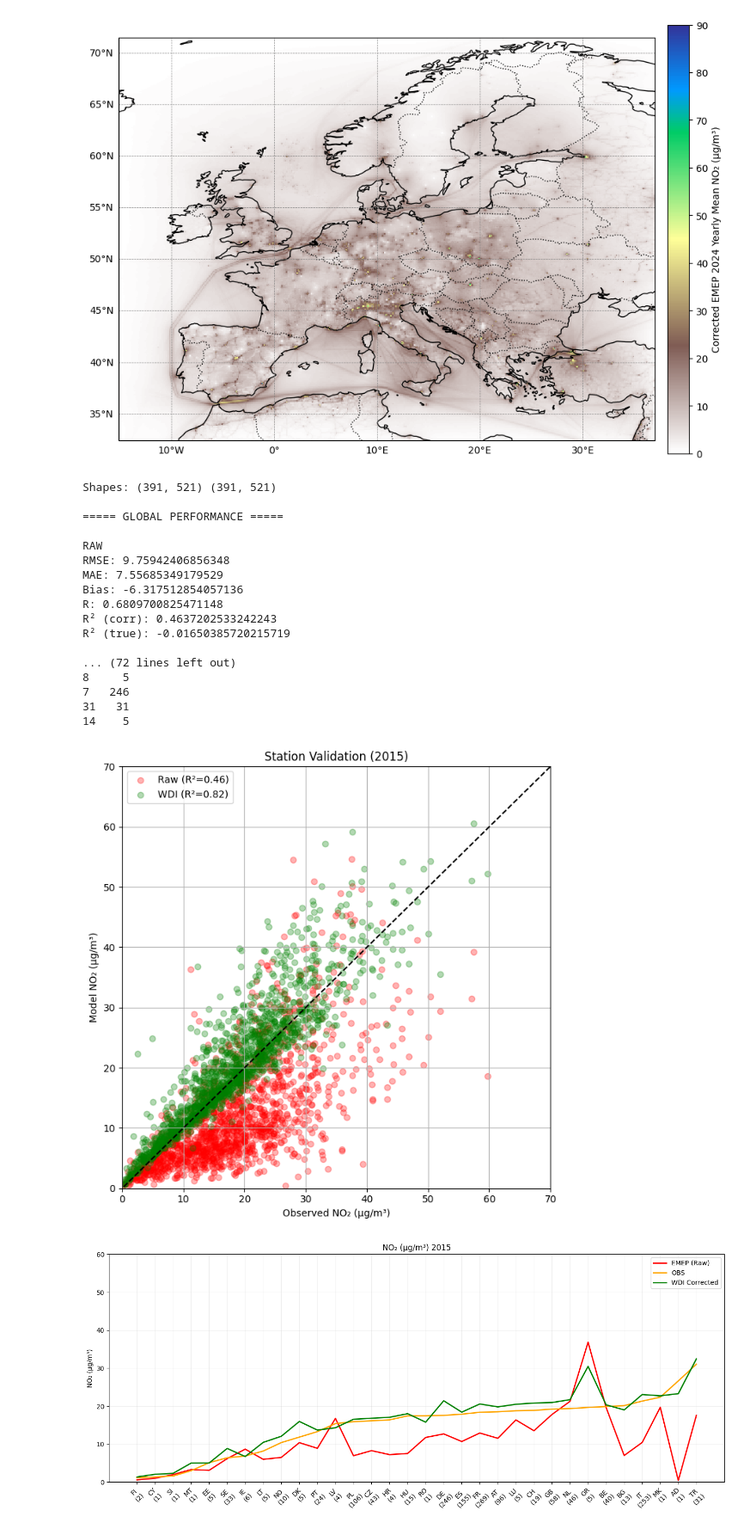
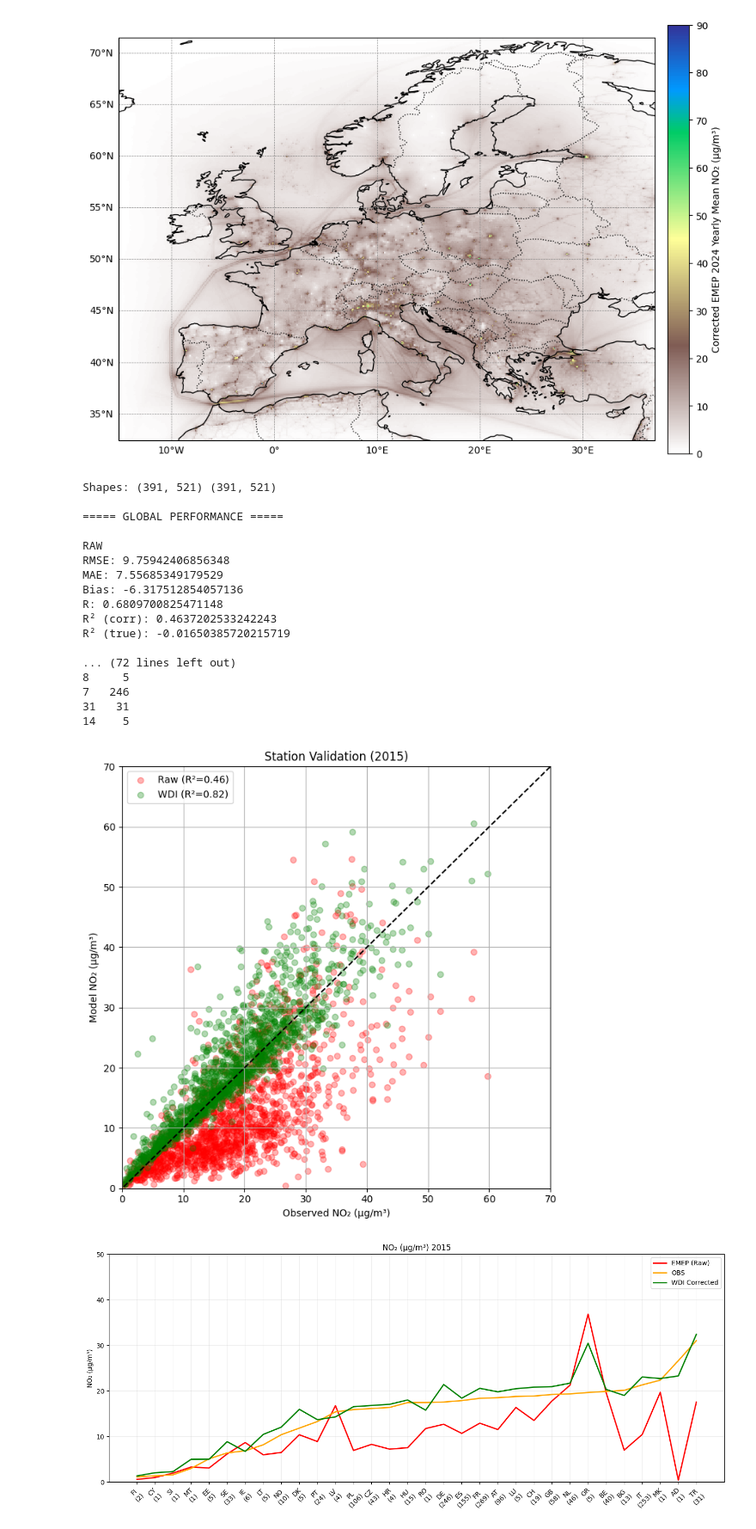
Before and after one commit to costpetrides/FAIRMODE-WG5, a Jupyter notebook: Phase2/WDI_NO2.ipynb, the cells around one changed output. Shown at 86% size. Cells and saved outputs as stored; diff of their text form; code cells hidden in the pictures.

```diff
--- a/Phase2/WDI_NO2.ipynb
+++ b/Phase2/WDI_NO2.ipynb
@@ -1341,35 +1341,35 @@ plt.figure(figsize=(14,6))
 plt.plot(x, country_mean["RAW"], color='red', linewidth=2, label="EMEP (Raw)")
 plt.plot(x, country_mean["OBS"], color='orange', linewidth=2, label="OBS")
 plt.plot(x, country_mean["WDI"], color='green', linewidth=2, label="WDI Corrected")
 
 plt.xticks(x, labels, rotation=45)
 plt.ylabel("NO₂ (µg/m³)")
 plt.title("NO₂ (µg/m³) 2015")
-plt.ylim(0,60)
+plt.ylim(0,50)
 plt.legend()
 plt.grid(alpha=0.2)
 plt.tight_layout()
 plt.show()
 # %% [output]
 Shapes: (391, 521) (391, 521)
 
 ===== GLOBAL PERFORMANCE =====
 
 RAW
 RMSE: 9.75942406856348
 MAE: 7.55685349179529
 Bias: -6.317512854057136
 R: 0.6809700825471148
 R² (corr): 0.4637202533242243
 R² (true): -0.01650385720215719
 
 ... (72 lines left out)
 8     5
 7   246
 31   31
 14    5
 [figure]
-[figure, old version]
+[figure, new version]
 # %%
 import numpy as np
 import pandas as pd
```
Also changed, not shown: parts of 3 cells of this notebook.
